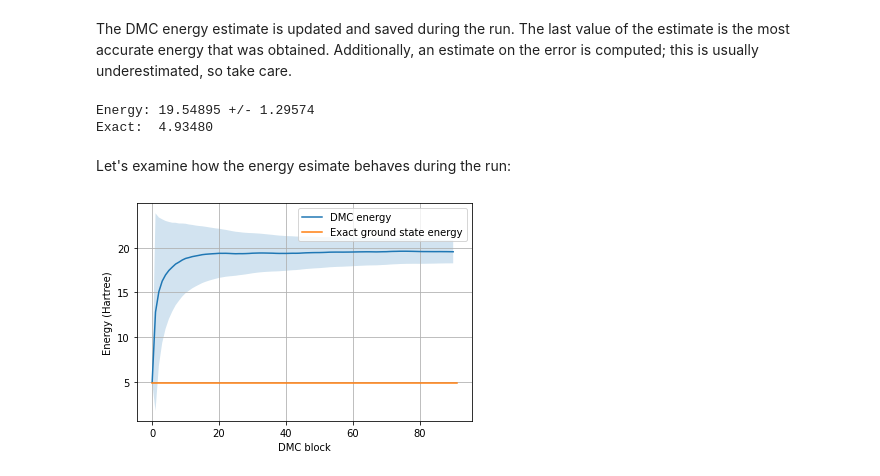
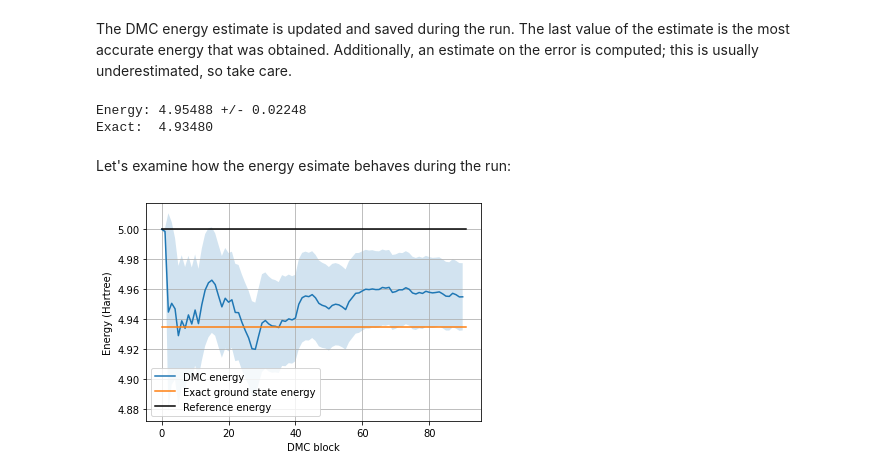
Before and after one commit to Jvanrhijn/pydmc, a Jupyter notebook: examples/pib_1d.ipynb, the cells around one changed output. Saved outputs shown, nothing was run; the diff lists cells and outputs as text; code cells hidden in the pictures.

```diff
--- a/examples/pib_1d.ipynb
+++ b/examples/pib_1d.ipynb
@@ -86,27 +79,16 @@ walkers = [Walker(conf, 1.0) for conf in confs]
 # %% [markdown]
 And finally, initialize the DMC runner and perform diffusion Monte Carlo.
 # %%
-def dmc(da, warp, force_method="drifdifgfunc"):
-    brancher = SRBrancher()
-    #brancher = SimpleBrancher()
-    #brancher = SplitJoinBrancher()
-    #brancher = NoBrancher()
+brancher = SRBrancher()
+#brancher = SplitJoinBrancher()
 
-    ar = DiffuseAcceptReject(fixed_node=True)
-    guiding_wf = GuidingWaveFunction(np.array([a0]))
+ar = DiffuseAcceptRejectDMC(fixed_node=True)
+guiding_wf = GuidingWaveFunction(a0)
 
-    np.random.seed(0)
-    confs = [np.random.uniform(low=0, high=1, size=1) for _ in range(nconf)]
-    walkers = [Walker(conf, 1.0) for conf in confs]
+np.random.seed(0)
+confs = [np.random.uniform(low=0, high=1, size=1) for _ in range(nconf)]
+walkers = [Walker(conf, 1.0) for conf in confs]
 
-    if force_method == "drifdifgfunc":
-        fa = ForcesVD(np.array([da]), nconf, warp=warp)
-    elif force_method == "vd":
-        fa = ForcesDriftDifGfunc(np.array([da]), nconf, warp=warp)
-    else:
-        raise NotImplementedError("Force algorithm not implemented")
+dmc = DMC(hamiltonian, walkers, brancher, ar, guiding_wf, reference_energy)
 
-    dmc = DMC(hamiltonian, walkers, brancher, ar, guiding_wf, reference_energy, force_accumulator=fa)
-    dmc.run_dmc(time_step, blocks, steps_per_block, neq=neq, progress=True)
-
-    return dmc
+dmc.run_dmc(time_step, blocks, steps_per_block, neq=neq, progress=True)
@@ -115,28 +95,29 @@ dmc_out = dmc(da, False)
 # %% [markdown]
 The DMC energy estimate is updated and saved during the run. The last value of the estimate is the most accurate energy that was obtained. Additionally, an estimate on the error is computed; this is usually underestimated, so take care.
 # %%
-energy = dmc_out.energy_estimate[-1]
-err = dmc_out.energy_error[-1]
+energy = dmc.energy_estimate[-1]
+err = dmc.energy_error[-1]
 print(f"Energy: {energy:.5f} +/- {err:.5f}")
 print(f"Exact:  {np.pi**2/2:.5f}")
 # %% [output]
-Energy: 19.54895 +/- 1.29574
+Energy: 4.95488 +/- 0.02248
 Exact:  4.93480
 # %% [markdown]
 Let's examine how the energy esimate behaves during the run:
 # %%
 plt.figure()
-ns = np.arange(0, len(dmc_out.energy_estimate))
-plt.plot(ns, dmc_out.energy_estimate, label="DMC energy")
+ns = np.arange(0, len(dmc.energy_estimate))
+plt.plot(ns, dmc.energy_estimate, label="DMC energy")
 plt.fill_between(ns,
-    dmc_out.energy_estimate - dmc_out.energy_error,
-    dmc_out.energy_estimate + dmc_out.energy_error, alpha=0.2)
+    dmc.energy_estimate - dmc.energy_error,
+    dmc.energy_estimate + dmc.energy_error, alpha=0.2)
 
 exact = np.pi**2/2
-plt.plot([0, len(dmc_out.energy_estimate)], [exact, exact], label="Exact ground state energy")
+plt.plot([0, len(dmc.energy_estimate)], [exact, exact], label="Exact ground state energy")
+plt.plot([0, len(dmc.energy_estimate)], [reference_energy, reference_energy], "black", label="Reference energy")
 plt.legend()
 plt.xlabel("DMC block")
 plt.ylabel("Energy (Hartree)")
 plt.grid()
 # %% [output]
-[figure, old version]
+[figure, new version]
```
Also changed, not shown: parts of 10 cells of this notebook, 7 other files.
